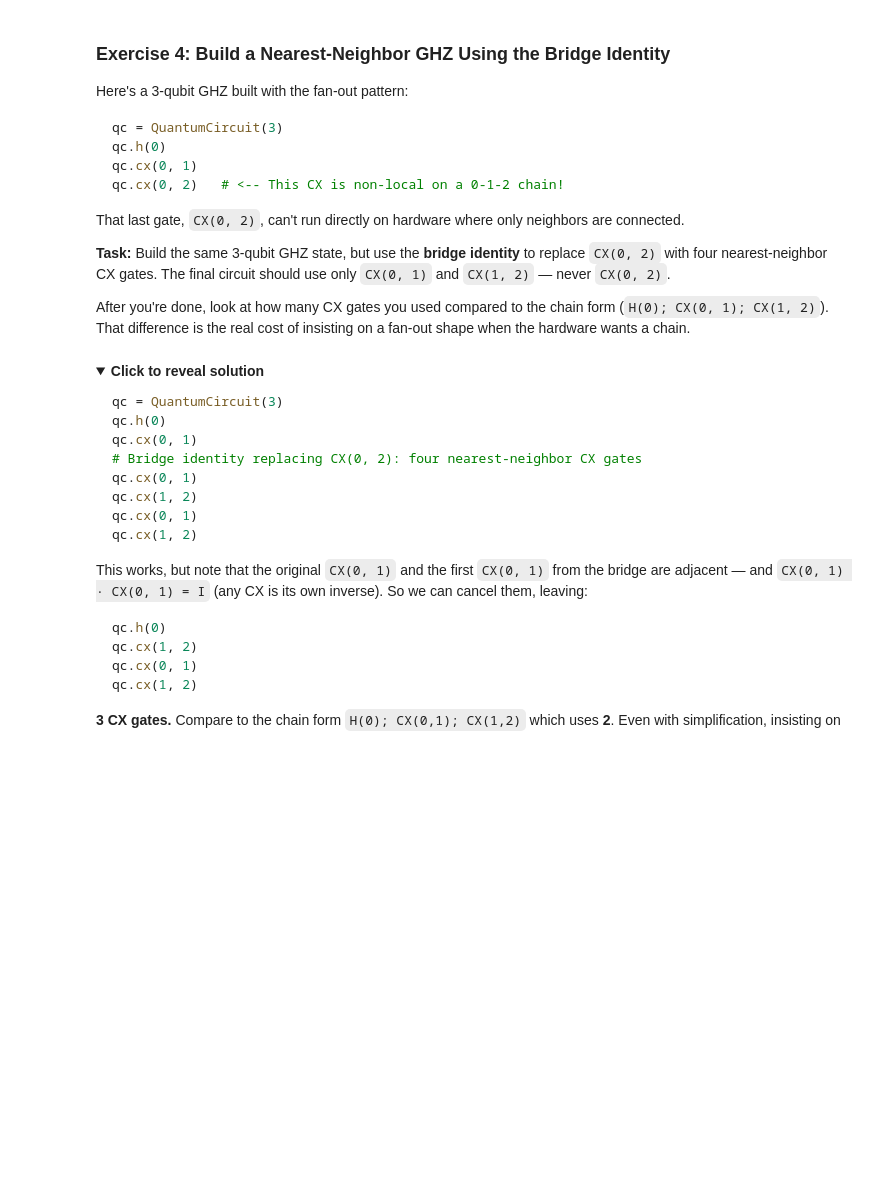
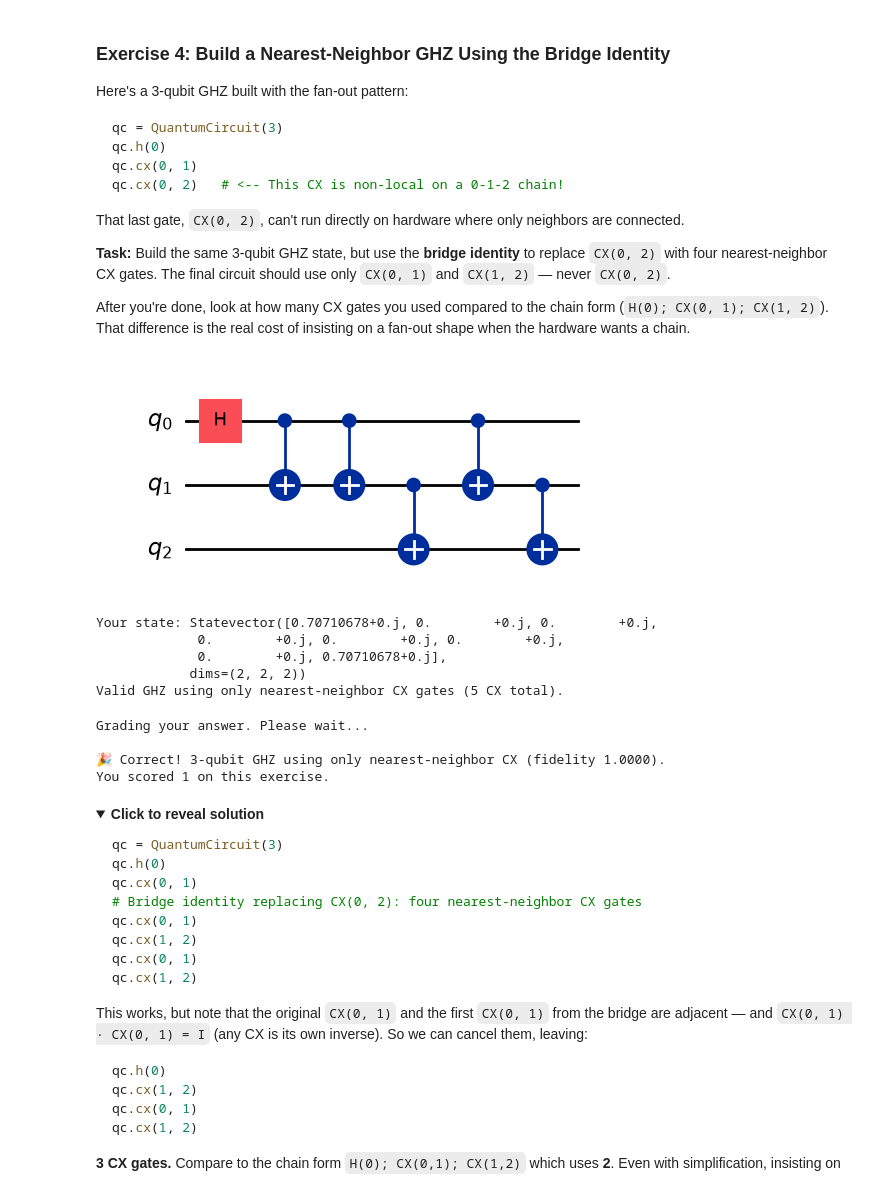
Before and after one commit to ghjpark-kqc/qgss-2026, a Jupyter notebook: lab-1/python/Lab1-ghjpark.ipynb, the cells around one changed output. Saved outputs shown, nothing was run; the diff lists cells and outputs as text; code cells hidden in the pictures; folded sections open; blank space fills up the shorter version.

```diff
--- a/lab-1/python/Lab1-ghjpark.ipynb
+++ b/lab-1/python/Lab1-ghjpark.ipynb
@@ -773,34 +792,49 @@ After you're done, look at how many CX gates you used compared to the chain form
 # %%
 qc = QuantumCircuit(3)
 qc.h(0)
 qc.cx(0, 1)
 
 ##  TODO ADD YOUR CODE HERE: replace the non-local CX(0, 2) using the bridge identity ##
-
+qc.cx(0, 1)
+qc.cx(1, 2)
+qc.cx(0, 1)
+qc.cx(1, 2)
 
 ## Verify
 display(qc.draw("mpl"))
 sv = Statevector(qc)
 print("Your state:", sv)
 
 # Must be the 3-qubit GHZ state
 probs = np.abs(sv.data) ** 2
 assert np.isclose(probs[0], 0.5) and np.isclose(probs[-1], 0.5), (
     "Not a valid 3-qubit GHZ state!"
 )
 
 # Must use only nearest-neighbor CX gates (no skipping a qubit)
 non_local = []
 for instr in qc.data:
     if instr.operation.name == "cx":
         q_indices = [qc.find_bit(q).index for q in instr.qubits]
         if abs(q_indices[0] - q_indices[1]) != 1:
             non_local.append(tuple(q_indices))
 assert not non_local, f"Non-nearest-neighbor CX found: {non_local}"
 
 print(f"Valid GHZ using only nearest-neighbor CX gates ({qc.count_ops().get('cx', 0)} CX total).")
+# %% [output]
+[figure, added]
+Your state: Statevector([0.70710678+0.j, 0.        +0.j, 0.        +0.j,
+             0.        +0.j, 0.        +0.j, 0.        +0.j,
+             0.        +0.j, 0.70710678+0.j],
+            dims=(2, 2, 2))
+Valid GHZ using only nearest-neighbor CX gates (5 CX total).
 # %%
 grade_lab1_ex4(qc)
+# %% [output]
+Grading your answer. Please wait...
+
+🎉 Correct! 3-qubit GHZ using only nearest-neighbor CX (fidelity 1.0000).
+You scored 1 on this exercise.
 # %% [markdown]
 <details>
 <summary><b>Click to reveal solution</b></summary>
```
Also changed, not shown: parts of 24 cells of this notebook.
